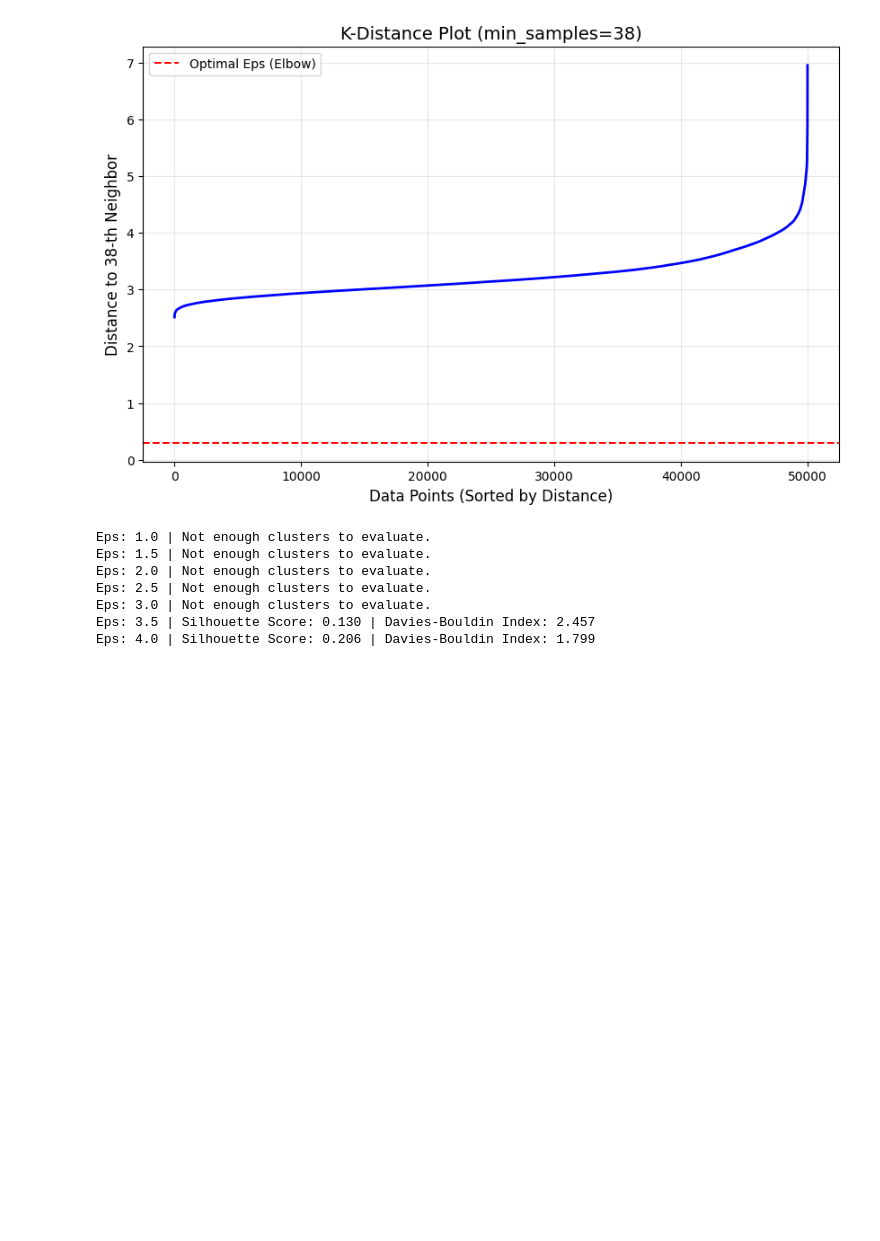
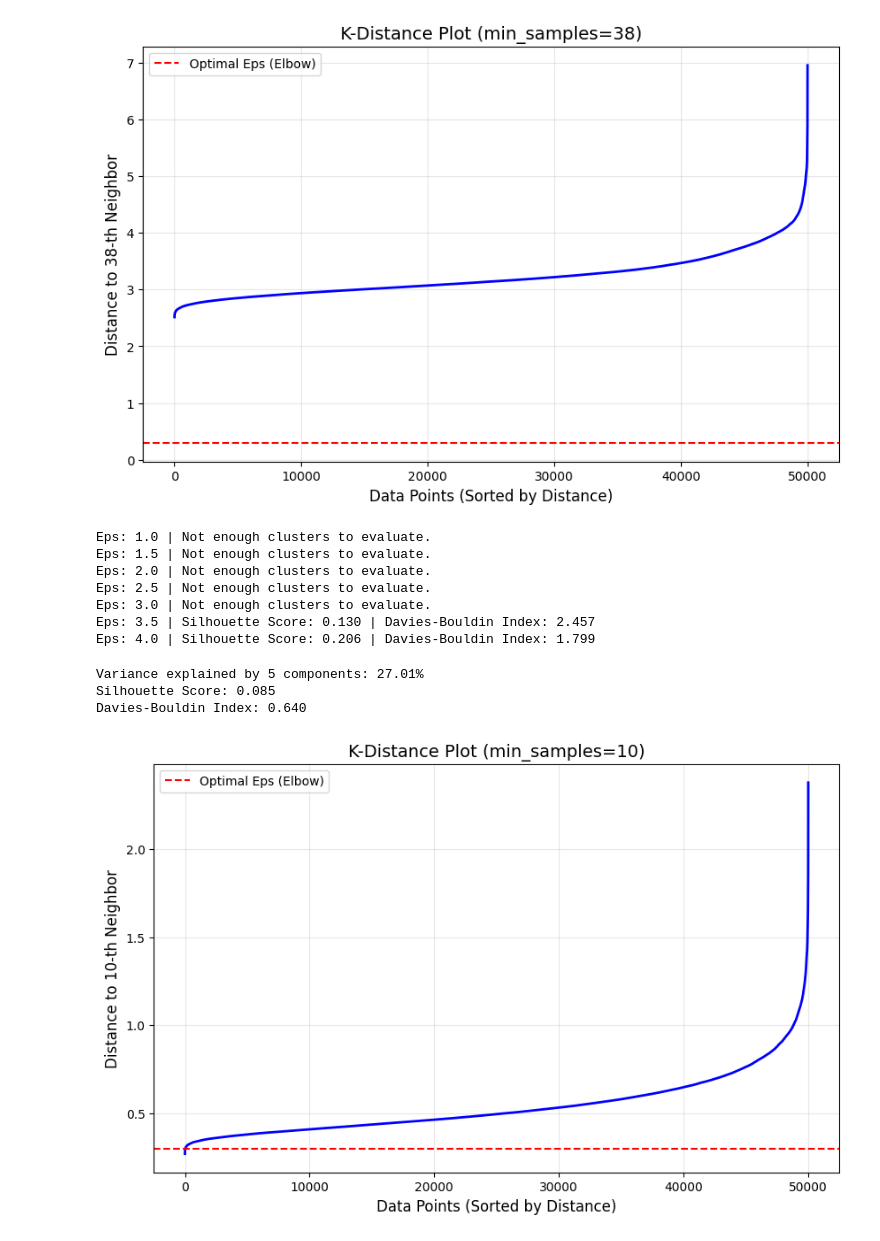
Before and after one commit to djcoder12091983/DSML, a Jupyter notebook: ML-projects/notebook/more-clustering.ipynb, the cells around one changed output. Saved outputs shown, nothing was run; the diff lists cells and outputs as text; code cells hidden in the pictures; blank space fills up the shorter version.

Commit message:
clustering

```diff
--- a/ML-projects/notebook/more-clustering.ipynb
+++ b/ML-projects/notebook/more-clustering.ipynb
@@ -402,3 +402,80 @@ Eps: 2.5 | Not enough clusters to evaluate.
 Eps: 3.0 | Not enough clusters to evaluate.
 Eps: 3.5 | Silhouette Score: 0.130 | Davies-Bouldin Index: 2.457
 Eps: 4.0 | Silhouette Score: 0.206 | Davies-Bouldin Index: 1.799
+# %%
+# THIS time we will focus on PCA before dunning DBscan
+from sklearn.decomposition import PCA
+
+# Scale first (PCA and DBSCAN require this!)
+# already StandardScaler data will have no impact again, harmless
+X_scaled = StandardScaler().fit_transform(X_transformed)
+
+# 2. Reduce 19 dimensions to 5 (keeping most of the 'meaning')
+pca = PCA(n_components=5)
+X_pca = pca.fit_transform(X_scaled)
+
+print(f"Variance explained by 5 components: {sum(pca.explained_variance_ratio_):.2%}")
+
+# New 'min_samples' based on 5 dimensions
+new_min_samples = 2 * X_pca.shape[1]
+
+# Run DBSCAN on the reduced data
+db = DBSCAN(eps=1.5, min_samples=new_min_samples).fit(X_pca)
+
+labels = dbscan.fit_predict(X_pca)
+
+# Evaluation Metrics
+# INTRODUCING safe calculations
+# Filter out the noise (-1)
+core_labels = labels[labels != -1]
+core_samples = X_pca[labels != -1]
+
+# Count unique clusters (excluding noise)
+unique_clusters = len(set(core_labels))
+
+# Safe Evaluation
+if unique_clusters > 1:
+    sil = silhouette_score(X_pca[labels != -1], labels[labels != -1])
+    dbi = davies_bouldin_score(X_pca[labels != -1], labels[labels != -1])
+    print(f"Silhouette Score: {sil:.3f}")
+    print(f"Davies-Bouldin Index: {dbi:.3f}")
+else:
+    print(f"Evaluation Skipped: Found {unique_clusters} cluster(s).")
+    print("Action: Try decreasing 'eps' or decreasing 'min_samples' to split the data.")
+# %% [output]
+Variance explained by 5 components: 27.01%
+Silhouette Score: 0.085
+Davies-Bouldin Index: 0.640
+# %%
+# K-DISTANT plot we will use to find optimal hyperparameters eps and n_samples
+
+# SET HYPERPARAMETER: min_samples (k)
+# Rule of thumb: k = 2 * number of dimensions
+k_neighbors = 2 * X_pca.shape[1]
+
+# CALCULATE K-NEAREST NEIGHBORS
+# We use the scaled feature matrix 'X_pca' from earlier
+neigh = NearestNeighbors(n_neighbors=k_neighbors)
+nbrs = neigh.fit(X_pca)
+distances, indices = nbrs.kneighbors(X_pca)
+
+# SORT DISTANCES
+# We take the distance to the k-th neighbor (the last column)
+# and sort them from smallest to largest
+k_distances = np.sort(distances[:, k_neighbors - 1], axis=0)
+
+# PLOT THE K-DISTANCE GRAPH
+plt.figure(figsize=(10, 6))
+plt.plot(k_distances, color='blue', lw=2)
+plt.title(f'K-Distance Plot (min_samples={k_neighbors})', fontsize=14)
+plt.xlabel('Data Points (Sorted by Distance)', fontsize=12)
+plt.ylabel(f'Distance to {k_neighbors}-th Neighbor', fontsize=12)
+
+# Visually identify the 'elbow' where the slope sharply increases
+# Let's say the elbow is at y=0.3 for this example
+plt.axhline(y=0.3, color='red', linestyle='--', label='Optimal Eps (Elbow)')
+plt.legend()
+plt.grid(True, alpha=0.3)
+plt.show()
+# %% [output]
+[figure, added]
```
Also changed, not shown: parts of 1 cell of this notebook, 2 other files.
